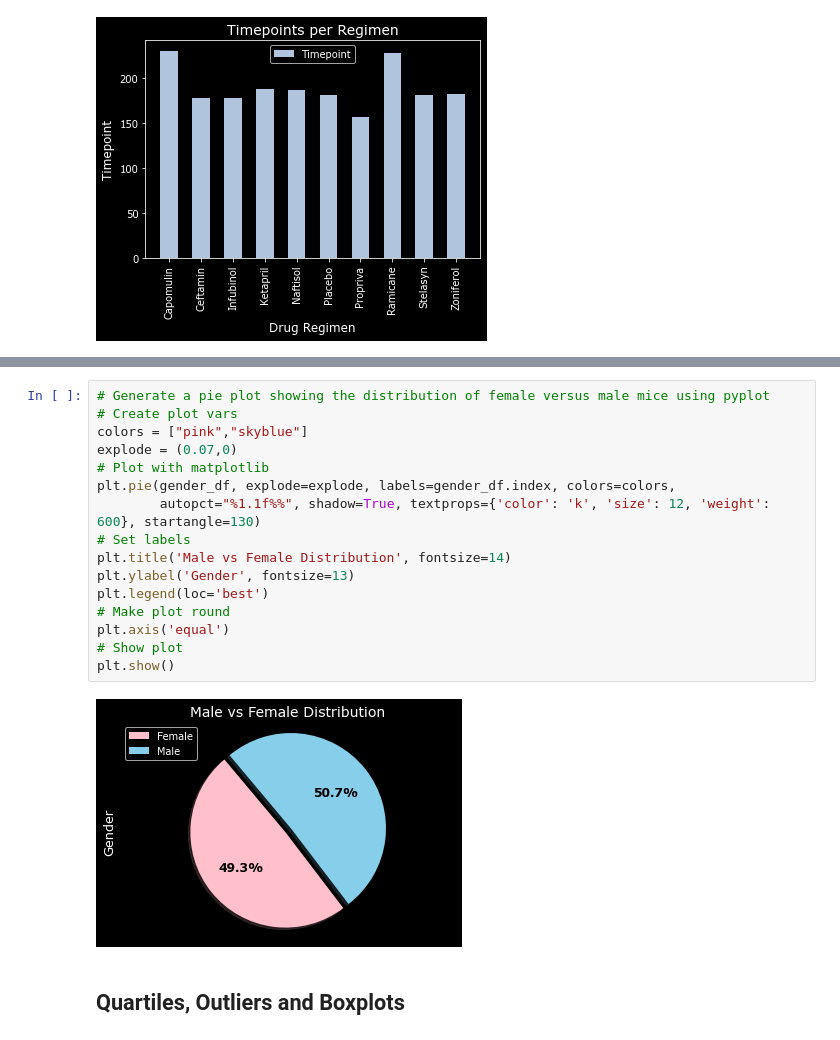
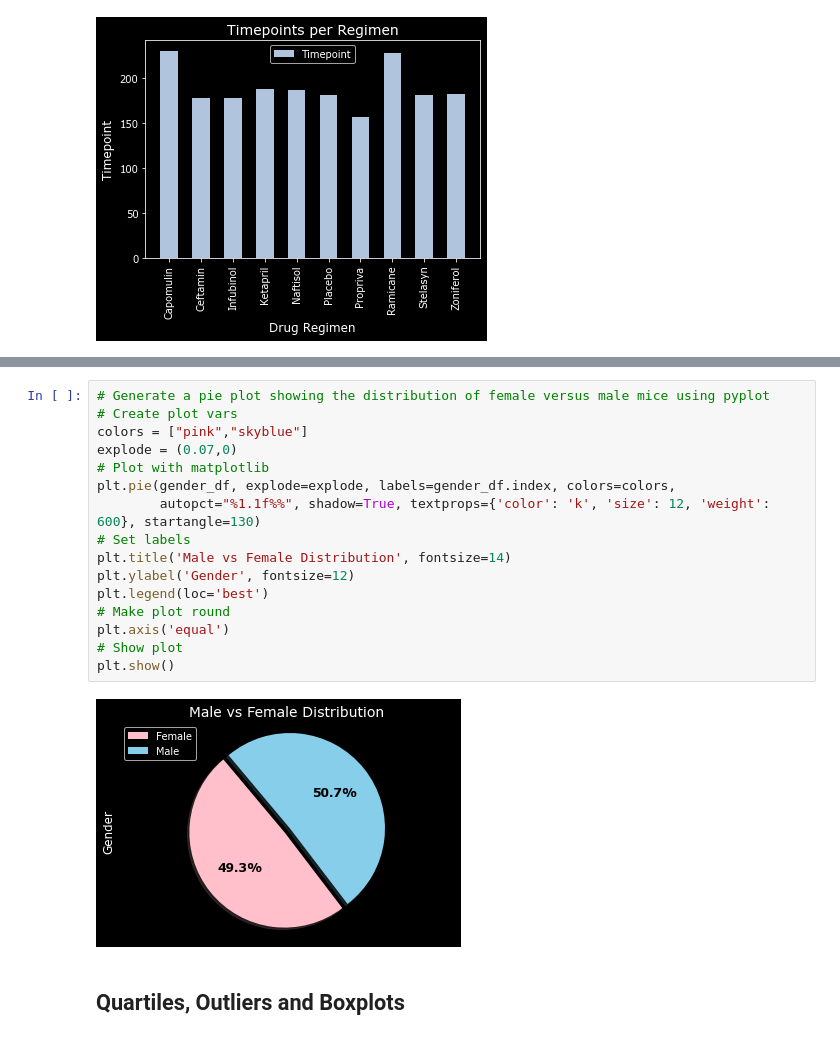
Before and after one commit to cheyroseflammer/pharmaceutical-analysis, a Jupyter notebook: pharmaceutical-analysis/pymaceuticals_starter.ipynb, the cells around one changed output, grey strips where cells are left out. Drawn from its saved outputs; the diff is of its cells as text.

```diff
--- a/pharmaceutical-analysis/pymaceuticals_starter.ipynb
+++ b/pharmaceutical-analysis/pymaceuticals_starter.ipynb
@@ -207,21 +207,21 @@ plt.show()
 # %%
 # Generate a pie plot showing the distribution of female versus male mice using pyplot
 # Create plot vars
 colors = ["pink","skyblue"]
 explode = (0.07,0)
 # Plot with matplotlib
 plt.pie(gender_df, explode=explode, labels=gender_df.index, colors=colors,
         autopct="%1.1f%%", shadow=True, textprops={'color': 'k', 'size': 12, 'weight': 600}, startangle=130)
 # Set labels
 plt.title('Male vs Female Distribution', fontsize=14)
-plt.ylabel('Gender', fontsize=13)
+plt.ylabel('Gender', fontsize=12)
 plt.legend(loc='best')
 # Make plot round
 plt.axis('equal')
 # Show plot
 plt.show()
 # %% [output]
-[figure, old version]
+[figure, new version]
 # %% [markdown]
 ## Quartiles, Outliers and Boxplots
 # %%
```
Also changed, not shown: parts of 2 cells of this notebook.
